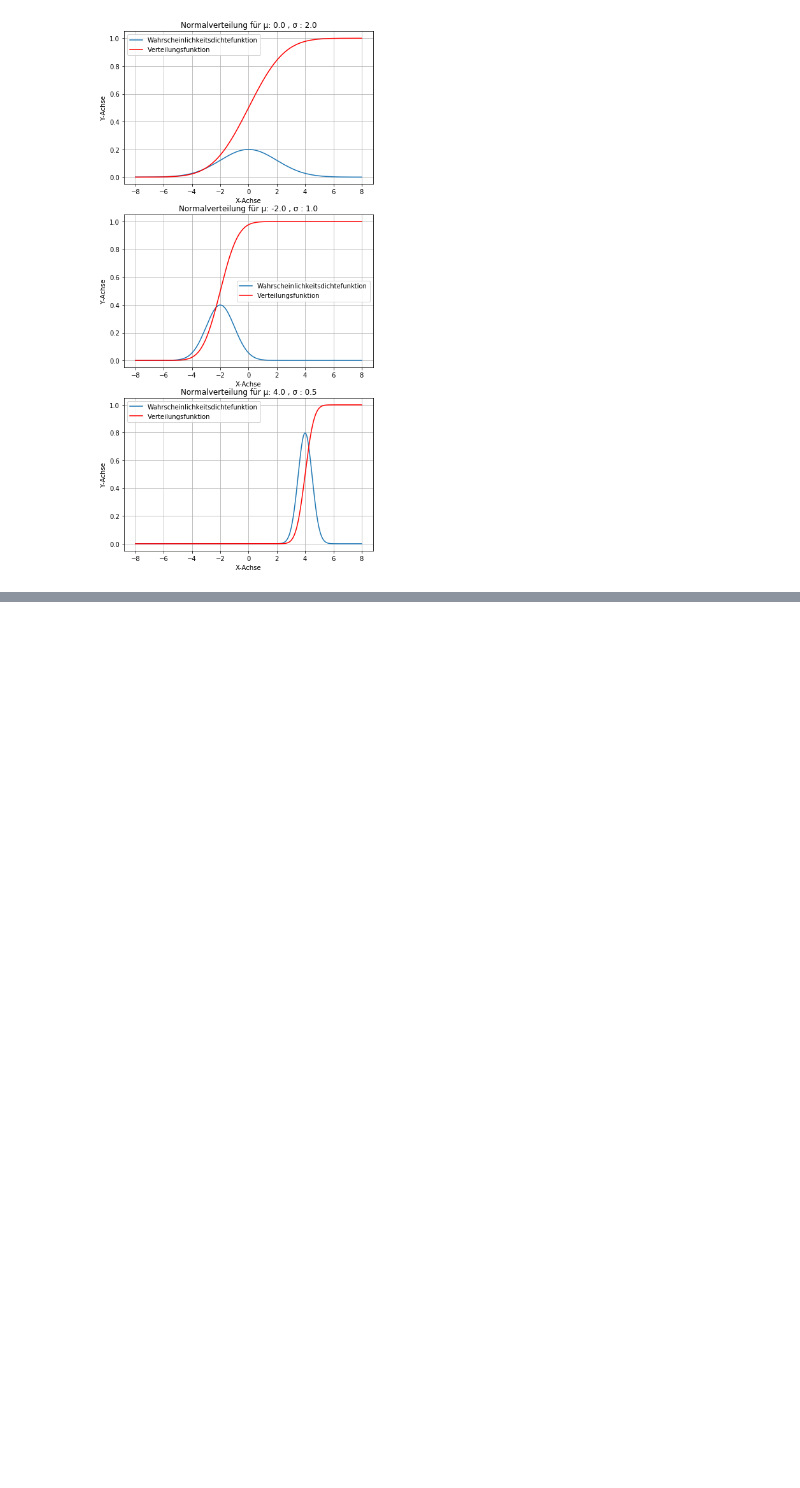
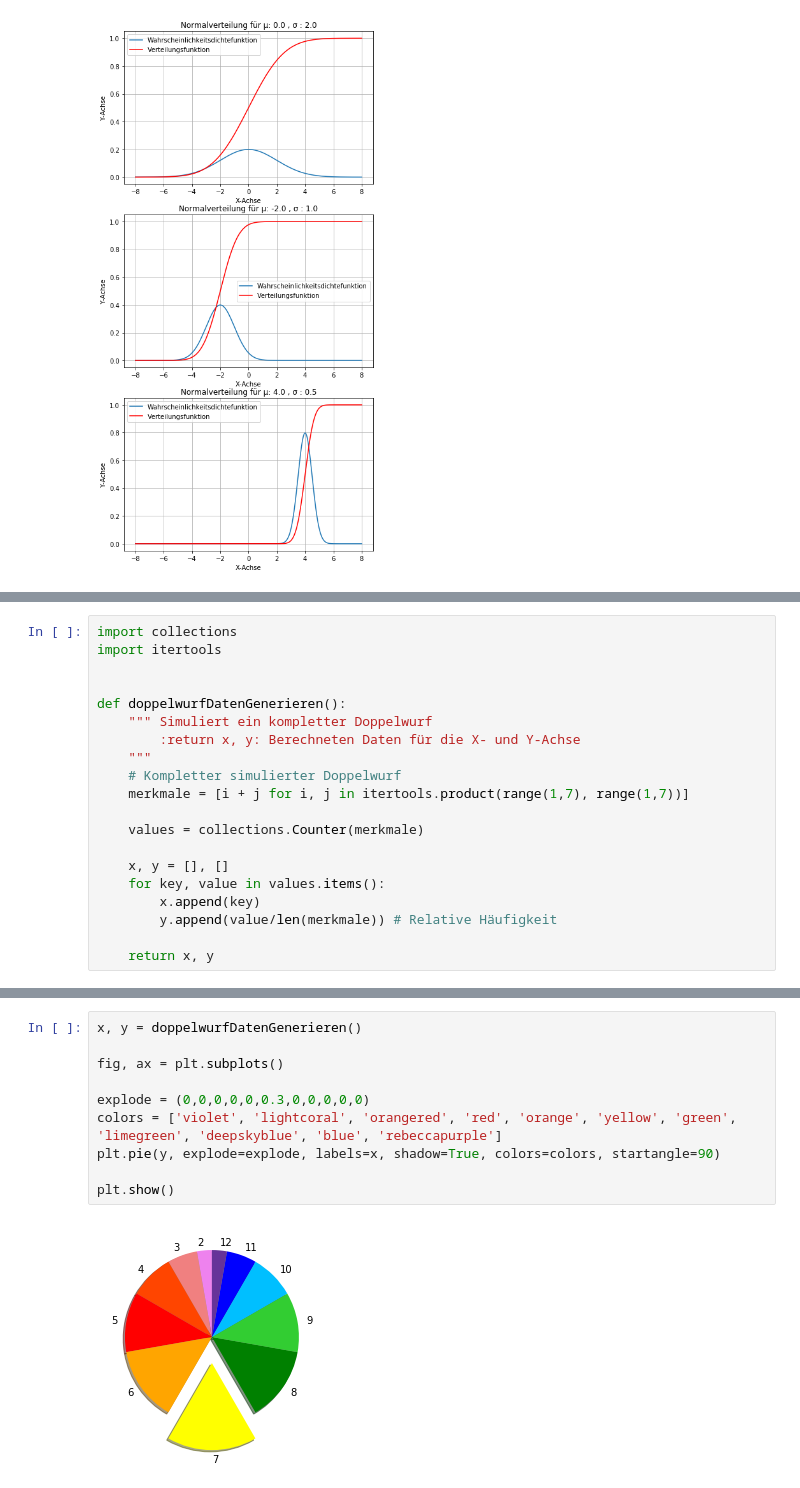
Before and after one commit to cheorges/Analysis-With-Python, a Jupyter notebook: Erstellung von Graphiken mit Matplotlib.ipynb, the cells around one changed output, grey strips where cells are left out. Drawn from its saved outputs; the diff is of its cells as text; blank space fills up the shorter version.

```diff
--- a/Erstellung von Graphiken mit Matplotlib.ipynb
+++ b/Erstellung von Graphiken mit Matplotlib.ipynb
@@ -187,0 +186,20 @@ $$E(X)=\sum{k=1}^{11}x_k*f(x_k)=2*\frac{1}{36}+3*\frac{1}{18}+...+12*\frac{1}{36
+# %%
+import collections
+import itertools
+
+
+def doppelwurfDatenGenerieren():
+    """ Simuliert ein kompletter Doppelwurf
+        :return x, y: Berechneten Daten für die X- und Y-Achse
+    """
+    # Kompletter simulierter Doppelwurf
+    merkmale = [i + j for i, j in itertools.product(range(1,7), range(1,7))]
+
+    values = collections.Counter(merkmale)
+
+    x, y = [], []
+    for key, value in values.items():
+        x.append(key)
+        y.append(value/len(merkmale)) # Relative Häufigkeit
+
+    return x, y
@@ -229,0 +250,12 @@ plt.show()
+# %%
+x, y = doppelwurfDatenGenerieren()
+
+fig, ax = plt.subplots()
+
+explode = (0,0,0,0,0,0.3,0,0,0,0,0)
+colors = ['violet', 'lightcoral', 'orangered', 'red', 'orange', 'yellow', 'green', 'limegreen', 'deepskyblue', 'blue', 'rebeccapurple']
+plt.pie(y, explode=explode, labels=x, shadow=True, colors=colors, startangle=90)
+
+plt.show()
+# %% [output]
+[figure, added]
```
Also changed, not shown: parts of 4 cells of this notebook.
